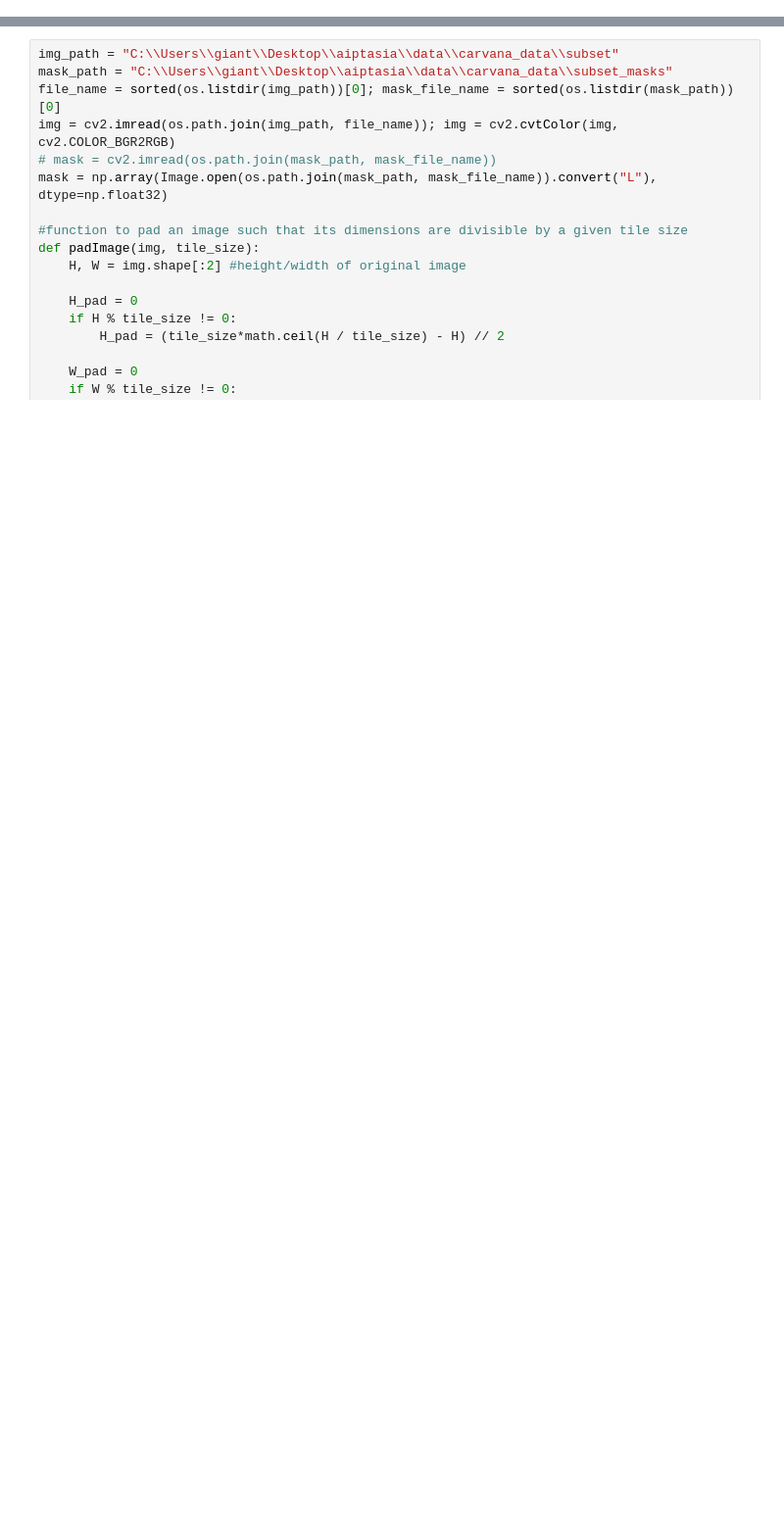
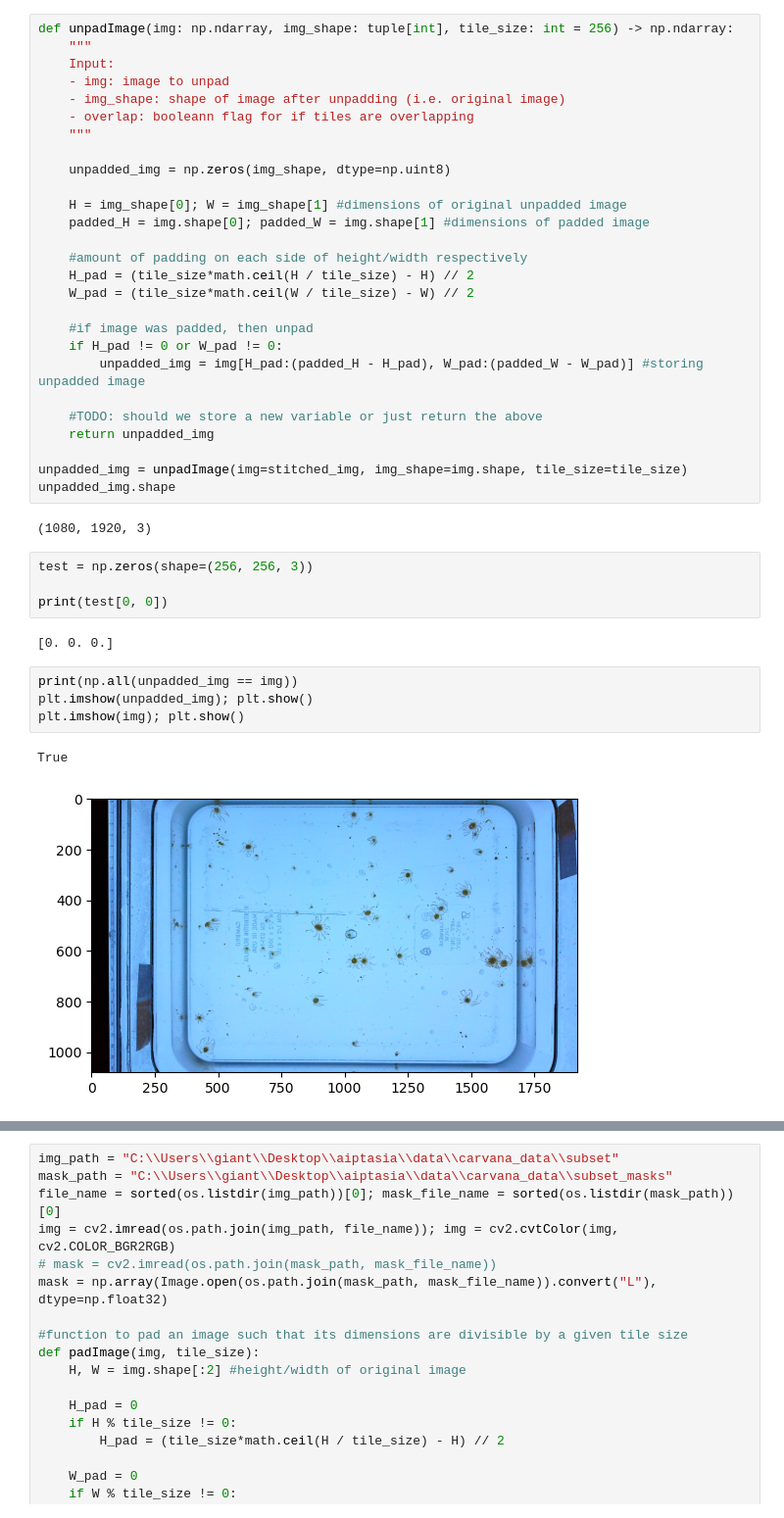
Before and after one commit to pacuriel/aiptasia, a Jupyter notebook: unet/scratch.ipynb, the cells around one changed output, grey strips where cells are left out. Shown at 98% size. Cells and saved outputs as stored; diff of their text form; blank space fills up the shorter version.

```diff
--- a/unet/scratch.ipynb
+++ b/unet/scratch.ipynb
@@ -28,0 +84,42 @@ Number of background tiles in CC7.265.1.2023.10.18.png: 19 / 40
+# %%
+def unpadImage(img: np.ndarray, img_shape: tuple[int], tile_size: int = 256) -> np.ndarray:
+    """
+    Input:
+    - img: image to unpad
+    - img_shape: shape of image after unpadding (i.e. original image)
+    - overlap: booleann flag for if tiles are overlapping
+    """
+
+    unpadded_img = np.zeros(img_shape, dtype=np.uint8)
+
+    H = img_shape[0]; W = img_shape[1] #dimensions of original unpadded image
+    padded_H = img.shape[0]; padded_W = img.shape[1] #dimensions of padded image
+
+    #amount of padding on each side of height/width respectively
+    H_pad = (tile_size*math.ceil(H / tile_size) - H) // 2
+    W_pad = (tile_size*math.ceil(W / tile_size) - W) // 2
+
+    #if image was padded, then unpad
+    if H_pad != 0 or W_pad != 0:
+        unpadded_img = img[H_pad:(padded_H - H_pad), W_pad:(padded_W - W_pad)] #storing unpadded image
+
+    #TODO: should we store a new variable or just return the above
+    return unpadded_img
+
+unpadded_img = unpadImage(img=stitched_img, img_shape=img.shape, tile_size=tile_size)
+unpadded_img.shape
+# %% [output]
+(1080, 1920, 3)
+# %%
+test = np.zeros(shape=(256, 256, 3))
+
+print(test[0, 0])
+# %% [output]
+[0. 0. 0.]
+# %%
+print(np.all(unpadded_img == img))
+plt.imshow(unpadded_img); plt.show()
+plt.imshow(img); plt.show()
+# %% [output]
+True
+[figure, added]
```
Also changed, not shown: parts of 13 cells of this notebook, 19 other files.
